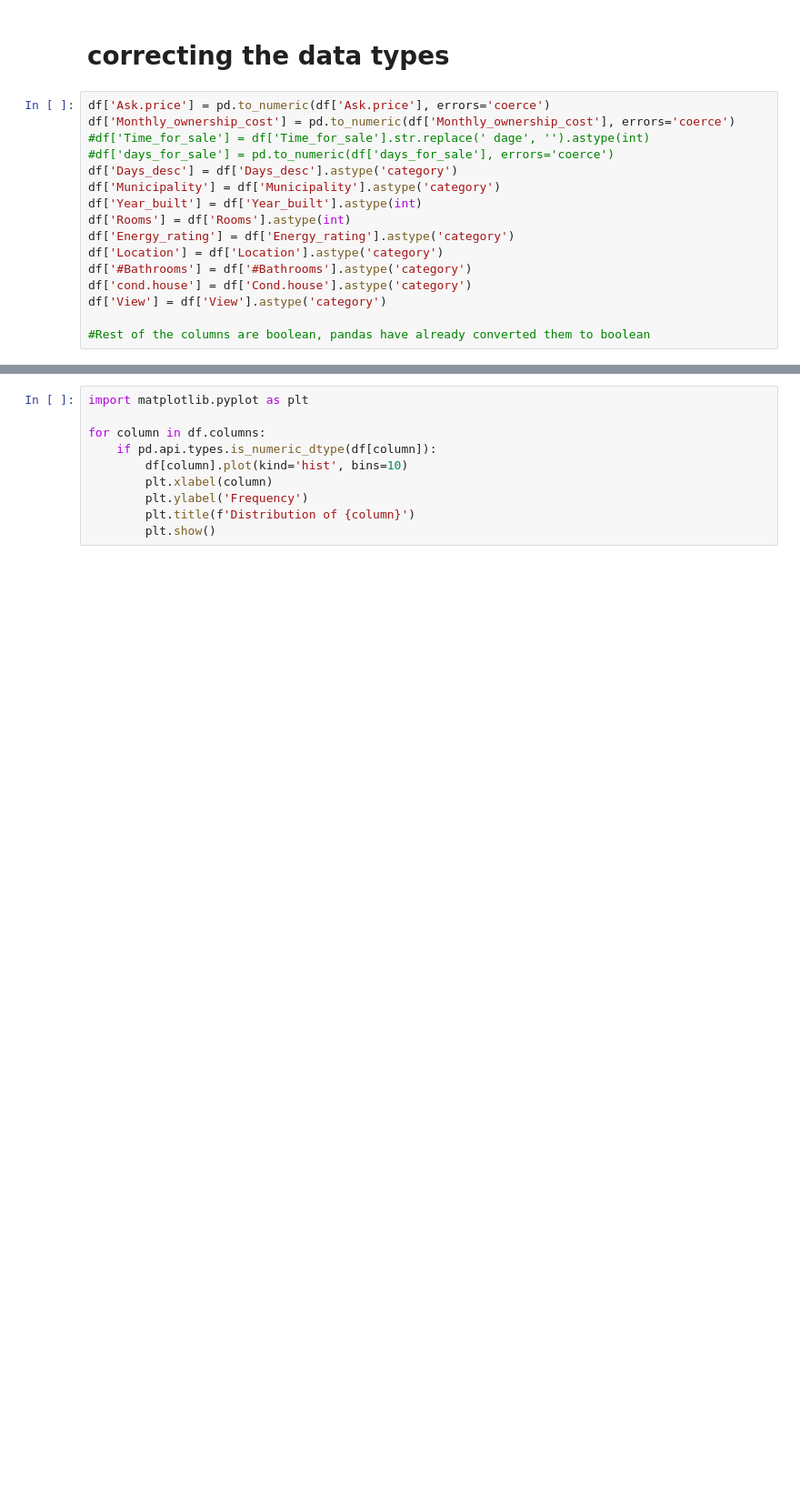
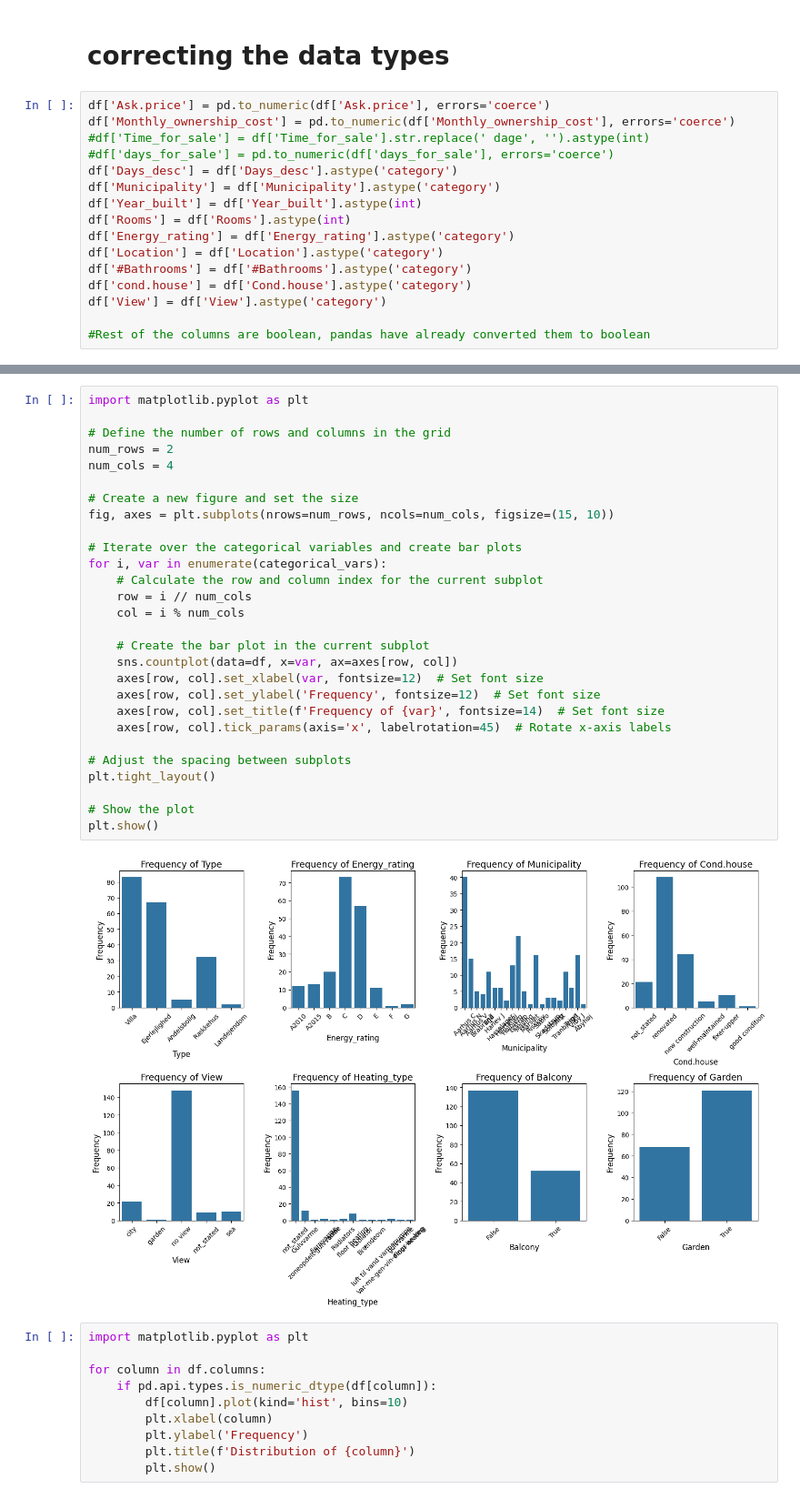
Before and after one commit to SebVJ/dsp_project, a Jupyter notebook: dsp_project/1. Data Exploration/Data_exp.ipynb, the cells around one changed output, grey strips where cells are left out. Shown at 91% size. Cells and saved outputs as stored; diff of their text form; blank space fills up the shorter version.

```diff
--- a/dsp_project/1. Data Exploration/Data_exp.ipynb
+++ b/dsp_project/1. Data Exploration/Data_exp.ipynb
@@ -139,3 +179,33 @@ NA row indices:
+# %%
+import matplotlib.pyplot as plt
+
+# Define the number of rows and columns in the grid
+num_rows = 2
+num_cols = 4
+
+# Create a new figure and set the size
+fig, axes = plt.subplots(nrows=num_rows, ncols=num_cols, figsize=(15, 10))
+
+# Iterate over the categorical variables and create bar plots
+for i, var in enumerate(categorical_vars):
+    # Calculate the row and column index for the current subplot
+    row = i // num_cols
+    col = i % num_cols
+
+    # Create the bar plot in the current subplot
+    sns.countplot(data=df, x=var, ax=axes[row, col])
+    axes[row, col].set_xlabel(var, fontsize=12)  # Set font size
+    axes[row, col].set_ylabel('Frequency', fontsize=12)  # Set font size
+    axes[row, col].set_title(f'Frequency of {var}', fontsize=14)  # Set font size
+    axes[row, col].tick_params(axis='x', labelrotation=45)  # Rotate x-axis labels
+
+# Adjust the spacing between subplots
+plt.tight_layout()
+
+# Show the plot
+plt.show()
+# %% [output]
+[figure, added]
 # %%
 import matplotlib.pyplot as plt
 
```
Also changed, not shown: parts of 9 cells of this notebook, 3 other files.
